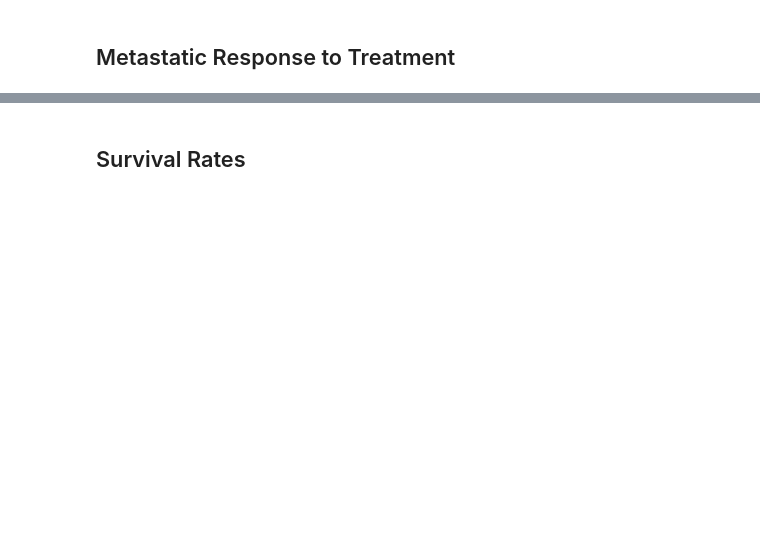
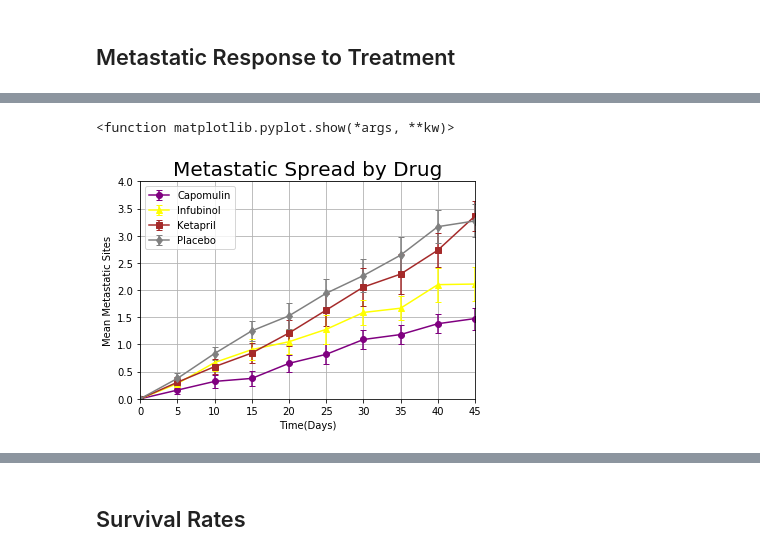
Before and after one commit to Persephone007/Matplotlib, a Jupyter notebook: pymaceuticals_starter.ipynb, the cells around one changed output, grey strips where cells are left out. Cells and saved outputs as stored; diff of their text form; code cells hidden in the pictures; blank space fills up the shorter version.

```diff
--- a/pymaceuticals_starter.ipynb
+++ b/pymaceuticals_starter.ipynb
@@ -138,6 +205,16 @@ plt.show()
 # %%
 # Store the Mean Met. Site Data Grouped by Drug and Timepoint
 
+meta_df = select_data.loc[:,["Timepoint", "Drug", "Metastatic Sites"]]
+
+meta_mean = meta_df.groupby(["Drug","Timepoint"])["Metastatic Sites"].mean()
+meta_mean.head(20)
+
 # Convert to DataFrame
 
+meta_mean_df = pd.DataFrame({"Mean Metastatic Sites":meta_mean})
+
+
+
 # Preview DataFrame
+meta_mean_df.head(15)
@@ -153,6 +239,13 @@ plt.show()
 # %%
 # Store the Standard Error associated with Met. Sites Grouped by Drug and Timepoint
 
+meta_sem = meta_df.groupby(["Drug","Timepoint"])["Metastatic Sites"].sem()
+meta_mean.head(20)
+
 # Convert to DataFrame
 
+meta_sem_df = pd.DataFrame({"Mean Metastatic Sites":meta_sem})
+
 # Preview DataFrame
+
+meta_sem_df.head(15)
@@ -187,3 +290,53 @@ plt.show()
+# %%
+# Generate the Plot (with Error Bars)
+drug=["Capomulin","Infubinol","Ketapril","Placebo"]
+colors=["purple","yellow","brown","gray"]
+markers=["o","^","s","d"]
+
+lines = []
+drug=["Capomulin","Infubinol","Ketapril","Placebo"]
+
+# Intializing the plots
+fig, ax = plt.subplots()
+ax.plot(label=drug)
+
+
+for i in drug:
+    # Setting
+    x_data=tumor_drug.index.values
+    y_data=meta_mean[i]
+    err=meta_sem[i]
+
+    # Index for colors and markers
+    index=drug.index(i)
+
+    #  Plot
+    ax.errorbar(x_data, y_data, err, linestyle="-", color=colors[index],
+                marker=markers[index],capsize=3,capthick=1)
+    # Setting the legend
+    plt.legend(["Capomulin","Infubinol","Ketapril","Placebo"], loc='upper left', frameon=True)
+
+
+
+plt.grid(linestyle="-")
+# Setting the x_axis and y_axis limits
+ax.set_xlim(0,45)
+ax.set_ylim(0,4)
+# Setting the title,x_axis and y_axis labels
+
+ax.set_title("Metastatic Spread by Drug", fontsize=20)
+ax.set_xlabel("Time(Days)")
+ax.set_ylabel("Mean Metastatic Sites")
+
+
+
+# Save the Figure
+plt.savefig("metastatic_spread.png")
+# Show the Figure
+plt.show
+# %% [output]
+<function matplotlib.pyplot.show(*args, **kw)>
+[figure, added]
 # %% [markdown]
 ![Metastatic Spread During Treatment](../Images/spread.png)
 # %% [markdown]
```
Also changed, not shown: parts of 29 cells of this notebook.
